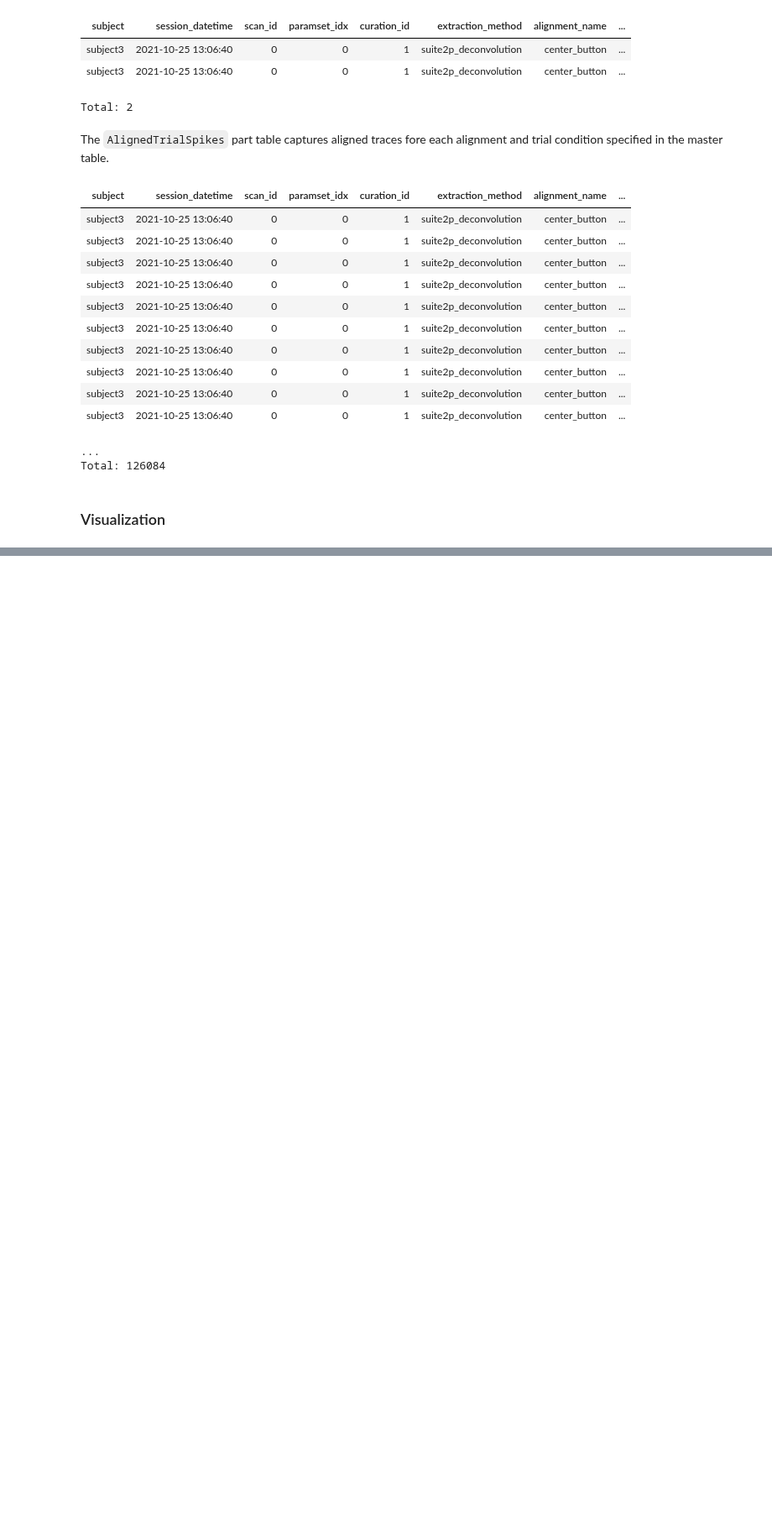
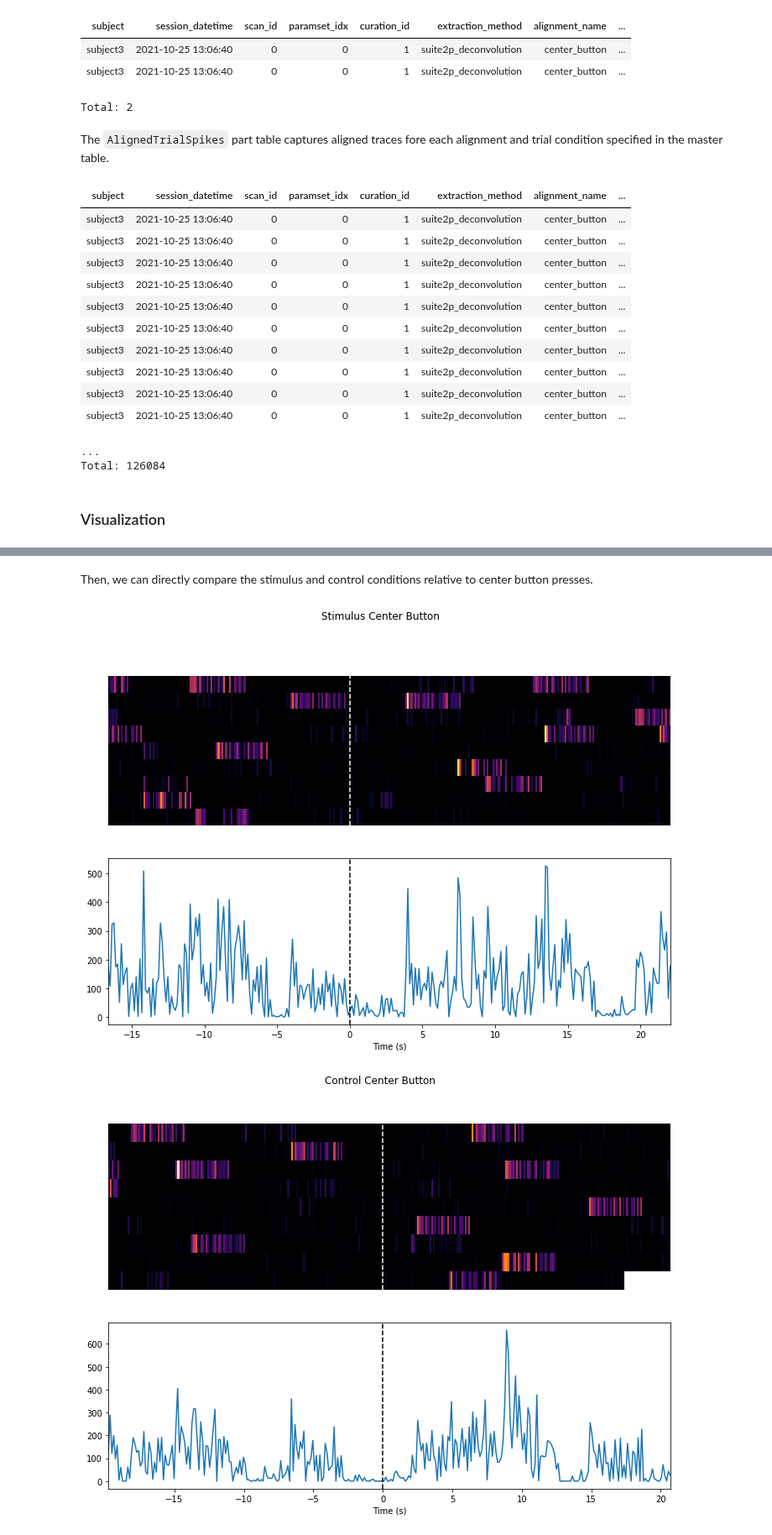
Before and after one commit to datajoint/element-calcium-imaging, a Jupyter notebook: notebooks/07-downstream-analysis-optional.ipynb, the cells around one changed output, grey strips where cells are left out. Shown at 84% size. Drawn from its saved outputs; the diff is of its cells as text; code cells hidden in the pictures; blank space fills up the shorter version.

Commit message:
revise notebook; add title arg to plot func

```diff
--- a/notebooks/07-downstream-analysis-optional.ipynb
+++ b/notebooks/07-downstream-analysis-optional.ipynb
@@ -396,0 +357,21 @@ analysis.ActivityAlignment().plot_aligned_activities(alignment_condition, unit=2
+# %% [markdown]
+Then, we can directly compare the stimulus and control conditions relative to center button presses.
+# %%
+from workflow_calcium_imaging import analysis
+from workflow_calcium_imaging.pipeline import session, imaging, trial, event
+ca_activity_key = (imaging.Activity & {'subject': 'subject3', 'scan_id': 0}
+                  ).fetch1('KEY')
+alignment_key = (event.AlignmentEvent & 'alignment_name = "center_button"'
+                ).fetch1('KEY')
+alignment_condition_ctrl = {**ca_activity_key, **alignment_key,
+                            'trial_condition': 'ctrl_center_button'}
+alignment_condition_stim = {**ca_activity_key, **alignment_key,
+                            'trial_condition': 'stim_center_button'}
+# %%
+analysis.ActivityAlignment().plot_aligned_activities(alignment_condition_stim, roi=2,
+                                                     title='Stimulus Center Button');
+analysis.ActivityAlignment().plot_aligned_activities(alignment_condition_ctrl, roi=2,
+                                                     title='Control Center Button');
+# %% [output]
+[figure, added]
+[figure, added]
```
Also changed, not shown: parts of 10 cells of this notebook, 1 other file.
